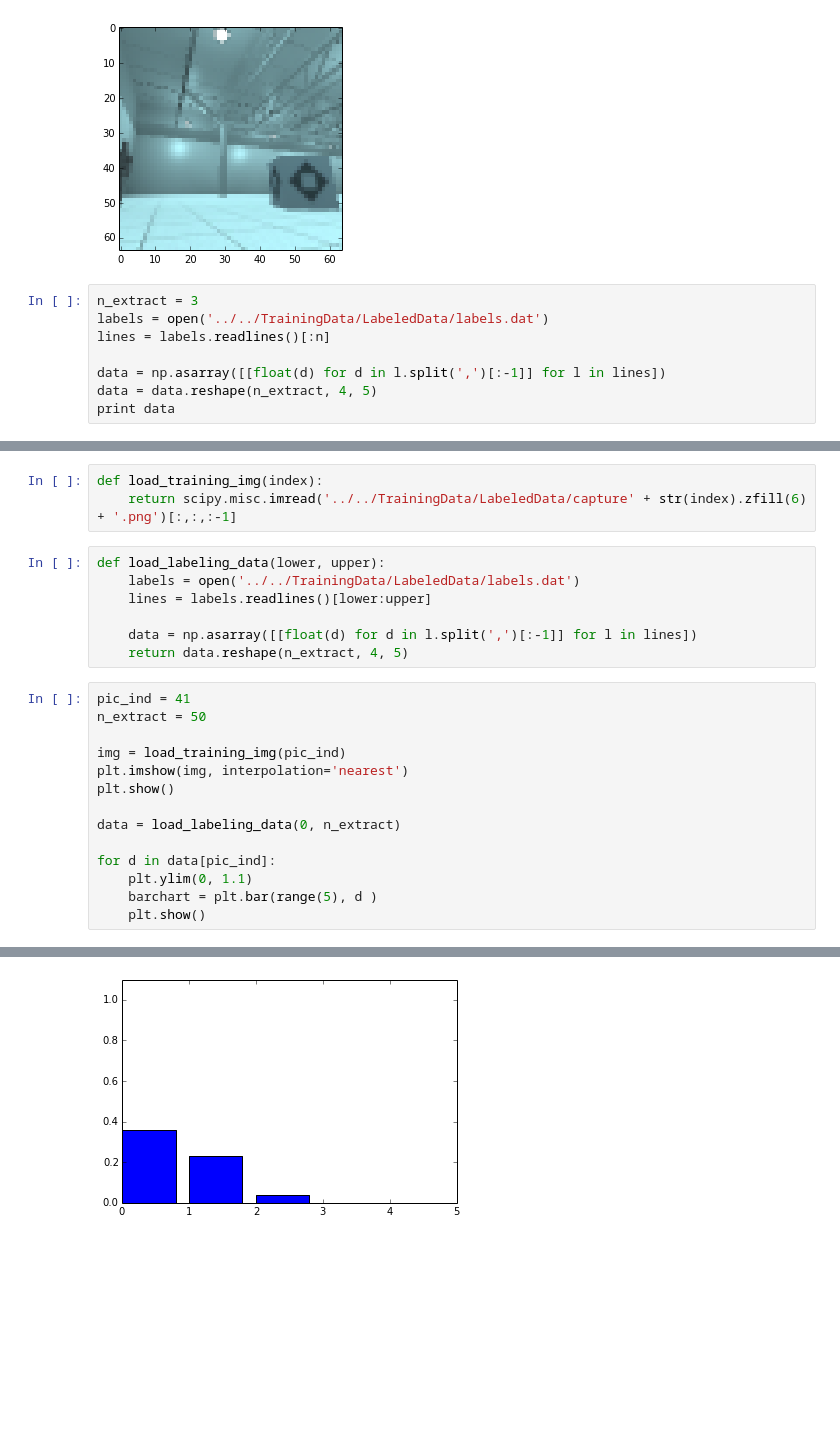
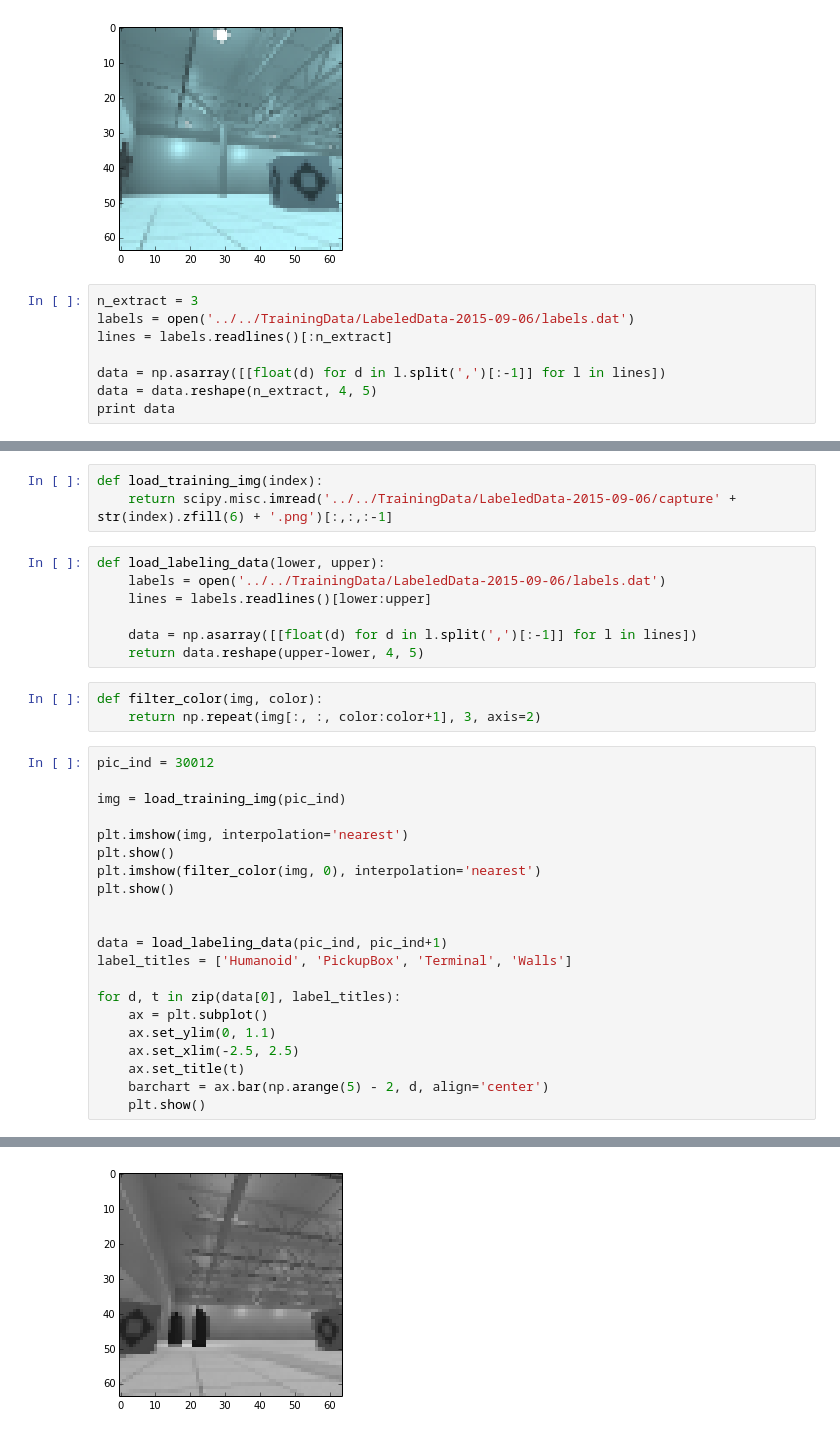
Before and after one commit to uberman4740/factory-robot-simulator, a Jupyter notebook: labeled-experiments/autoencoders/Visualize-Training-Labels.ipynb, the cells around one changed output, grey strips where cells are left out. Saved outputs shown, nothing was run; the diff lists cells and outputs as text; blank space fills up the shorter version.

Commit message:
Extended labeling network. New version of experiment (labeling pickup-boxes).

```diff
--- a/labeled-experiments/autoencoders/Visualize-Training-Labels.ipynb
+++ b/labeled-experiments/autoencoders/Visualize-Training-Labels.ipynb
@@ -17,8 +17,8 @@ plt.imshow(img, interpolation='nearest')
 [figure]
 # %%
 n_extract = 3
-labels = open('../../TrainingData/LabeledData/labels.dat')
-lines = labels.readlines()[:n]
+labels = open('../../TrainingData/LabeledData-2015-09-06/labels.dat')
+lines = labels.readlines()[:n_extract]
 
 data = np.asarray([[float(d) for d in l.split(',')[:-1]] for l in lines])
 data = data.reshape(n_extract, 4, 5)
@@ -44,25 +41,35 @@ print data
 # %%
 def load_training_img(index):
-    return scipy.misc.imread('../../TrainingData/LabeledData/capture' + str(index).zfill(6) + '.png')[:,:,:-1]
+    return scipy.misc.imread('../../TrainingData/LabeledData-2015-09-06/capture' + str(index).zfill(6) + '.png')[:,:,:-1]
 # %%
 def load_labeling_data(lower, upper):
-    labels = open('../../TrainingData/LabeledData/labels.dat')
+    labels = open('../../TrainingData/LabeledData-2015-09-06/labels.dat')
     lines = labels.readlines()[lower:upper]
 
     data = np.asarray([[float(d) for d in l.split(',')[:-1]] for l in lines])
-    return data.reshape(n_extract, 4, 5)
+    return data.reshape(upper-lower, 4, 5)
+# %%
+def filter_color(img, color):
+    return np.repeat(img[:, :, color:color+1], 3, axis=2)
 # %%
-pic_ind = 41
-n_extract = 50
+pic_ind = 30012
 
 img = load_training_img(pic_ind)
+
 plt.imshow(img, interpolation='nearest')
 plt.show()
+plt.imshow(filter_color(img, 0), interpolation='nearest')
+plt.show()
 
-data = load_labeling_data(0, n_extract)
 
-for d in data[pic_ind]:
-    plt.ylim(0, 1.1)
-    barchart = plt.bar(range(5), d )
+data = load_labeling_data(pic_ind, pic_ind+1)
+label_titles = ['Humanoid', 'PickupBox', 'Terminal', 'Walls']
+
+for d, t in zip(data[0], label_titles):
+    ax = plt.subplot()
+    ax.set_ylim(0, 1.1)
+    ax.set_xlim(-2.5, 2.5)
+    ax.set_title(t)
+    barchart = ax.bar(np.arange(5) - 2, d, align='center')
     plt.show()
 # %% [output]
@@ -70 +77 @@ for d in data[pic_ind]:
-[figure, old version]
+[figure, new version]
```
Also changed, not shown: parts of 3 cells of this notebook, 2 other files.
